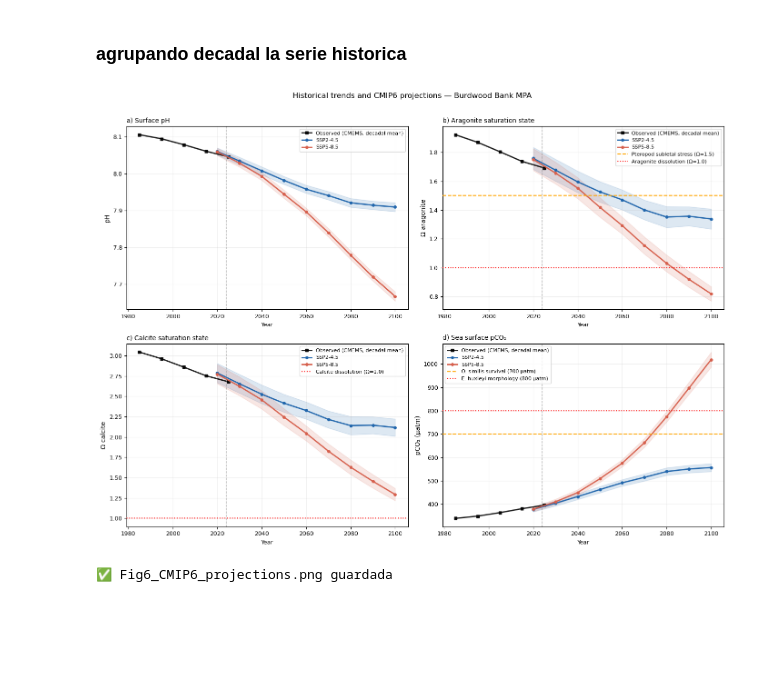
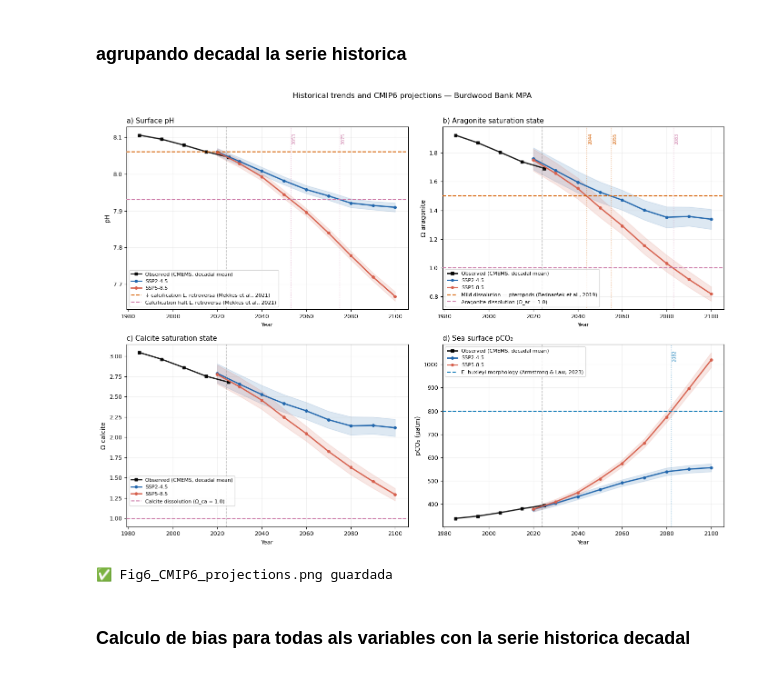
Before and after one commit to gimoran/BB_stress_paper, a Jupyter notebook: notebooks/07_future_projections_CMIP6.ipynb, the cells around one changed output. Drawn from its saved outputs; the diff is of its cells as text; code cells hidden in the pictures; blank space fills up the shorter version.

```diff
--- a/notebooks/07_future_projections_CMIP6.ipynb
+++ b/notebooks/07_future_projections_CMIP6.ipynb
@@ -462,6 +462,13 @@ print("✅ Fig6_CMIP6_projections.png guardada")
 Aclaraciones para el paper: CMIP6 projections were spatially averaged over the Burdwood Bank domain using the same geographic boundaries as the observational analysis. The inter-model median was used as the central estimate, with the inter-model standard deviation as a measure of model uncertainty. A bias of +0.008 pH units was detected between the CMIP6 ensemble median and the CMEMS observational product for the reference decade 2020, which was considered negligible and no bias correction was applied. Historical and projected time series are presented jointly for visualization purposes; differences in temporal resolution (monthly vs. decadal) and spatial resolution (0.25° vs. 1°) between products should be considered when interpreting results
 # %% [markdown]
 ### agrupando decadal la serie historica
+# %%
+# Paleta global — daltónico-friendly (Wong 2011)
+COLOR_BBI  = "#009E73"  # verde esmeralda
+COLOR_BBII = "#E69F00"  # naranja dorado
+COLOR_WARN = "#D55E00"  # naranja rojizo — alerta temprana
+COLOR_CRIT = "#CC79A7"  # rosa/magenta  — umbral crítico
+COLOR_PCO2 = "#0072B2"  # azul          — umbral pCO₂ E. huxleyi
 # %%
 import pandas as pd
 
@@ -483,7 +490,10 @@ PANELS = [
         "hist"     : hist_ph,
         "df245"    : ph245,
         "df585"    : ph585,
-        "thresholds": [],
+        "thresholds": [
+            (8.06, COLOR_WARN, "--", "↓ calcification L. retroversa (Mekkes et al., 2021)"),
+            (7.93, COLOR_CRIT, "--", "Calcification halt L. retroversa (Mekkes et al., 2021)"),
+        ],
         "ylabel"   : "pH",
     },
     {
@@ -493,8 +503,8 @@ PANELS = [
         "df245"    : ar245,
         "df585"    : ar585,
         "thresholds": [
-            (1.5, "orange", "--", "Pteropod subletal stress (Ω=1.5)"),
-            (1.0, "red",    ":",  "Aragonite dissolution (Ω=1.0)"),
+            (1.5, COLOR_WARN, "--", "Mild dissolution — pteropods (Bednaršek et al., 2019)"),
+            (1.0, COLOR_CRIT, "--", "Aragonite dissolution (Ω_ar = 1.0)"),
         ],
         "ylabel"   : "Ω aragonite",
     },
@@ -505,7 +515,7 @@ PANELS = [
         "df245"    : ca245,
         "df585"    : ca585,
         "thresholds": [
-            (1.0, "red", ":", "Calcite dissolution (Ω=1.0)"),
+            (1.0, COLOR_CRIT, "--", "Calcite dissolution (Ω_ca = 1.0)"),
         ],
         "ylabel"   : "Ω calcite",
     },
@@ -516,8 +526,7 @@ PANELS = [
         "df245"    : co245,
         "df585"    : co585,
         "thresholds": [
-            (700,  "orange", "--", "O. similis survival (700 µatm)"),
-            (800,  "red",    ":",  "E. huxleyi morphology (800 µatm)"),
+            (800, COLOR_PCO2, "--", "E. huxleyi morphology (Armstrong & Law, 2023)"),
         ],
         "ylabel"   : "pCO₂ (µatm)",
     },
@@ -550,35 +559,52 @@ for ax, panel in zip(axes, PANELS):
 
     # --- Línea vertical: límite histórico/proyección ---
     ax.axvline(2024, color="gray", lw=1, linestyle="--", alpha=0.5)
 
     # --- Umbrales biológicos ---
     for val, color, ls, label in panel["thresholds"]:
         ax.axhline(val, color=color, lw=1.5,
                    linestyle=ls, label=label, zorder=3)
 
+   # --- Marcar años de cruce de umbrales (líneas verticales finas + texto) ---
+    crossing_data = {
+        "a)": [(2053, COLOR_CRIT), (2075, COLOR_CRIT)],
+        "b)": [(2044, COLOR_WARN), (2055, COLOR_WARN), (2083, COLOR_CRIT)],
+        "d)": [(2082, COLOR_PCO2)],
+    }
+
+    for year_cross, color in crossing_data.get(panel["letter"], []):
+        ax.axvline(year_cross, color=color, lw=1, linestyle=":", alpha=0.5, zorder=1)
+        ax.annotate(f"{year_cross}", xy=(year_cross, ax.get_ylim()[1]),
+                    xytext=(2, -10), textcoords="offset points",
+                    fontsize=7, color=color, rotation=90, va="top")
     ax.set_title(f"{panel['letter']} {panel['title']}",
-                 fontsize=10, loc="left")
+                 fontsize=11, loc="left")
     ax.set_ylabel(panel["ylabel"], fontsize=10)
     ax.set_xlabel("Year", fontsize=9)
     ax.grid(alpha=0.2)
 
     if panel["letter"] == "a)":
-        ax.legend(fontsize=8, loc="upper right")
+        ax.legend(fontsize=8, loc="lower left")
     elif panel["letter"] == "d)":
         ax.legend(fontsize=8, loc="upper left")
+    elif panel["letter"] == "c)":
+        ax.legend(fontsize=8, loc="lower left", bbox_to_anchor=(0, 0.10))
     elif panel["thresholds"]:
-        ax.legend(fontsize=8, loc="upper right")
+        ax.legend(fontsize=8, loc="lower left")
+
 
 plt.suptitle(
     "Historical trends and CMIP6 projections — Burdwood Bank MPA",
     fontsize=12, y=1.01
 )
 
 plt.tight_layout()
 plt.savefig(os.path.join(FIGURES_DIR, "Fig6_CMIP6_projections.png"),
             dpi=300, bbox_inches="tight")
 plt.show()
 print("✅ Fig6_CMIP6_projections.png guardada")
 # %% [output]
-[figure, old version]
+[figure, new version]
 ✅ Fig6_CMIP6_projections.png guardada
+# %% [markdown]
+### Calculo de bias para todas als variables con la serie historica decadal
```
Also changed, not shown: parts of 3 cells of this notebook.
